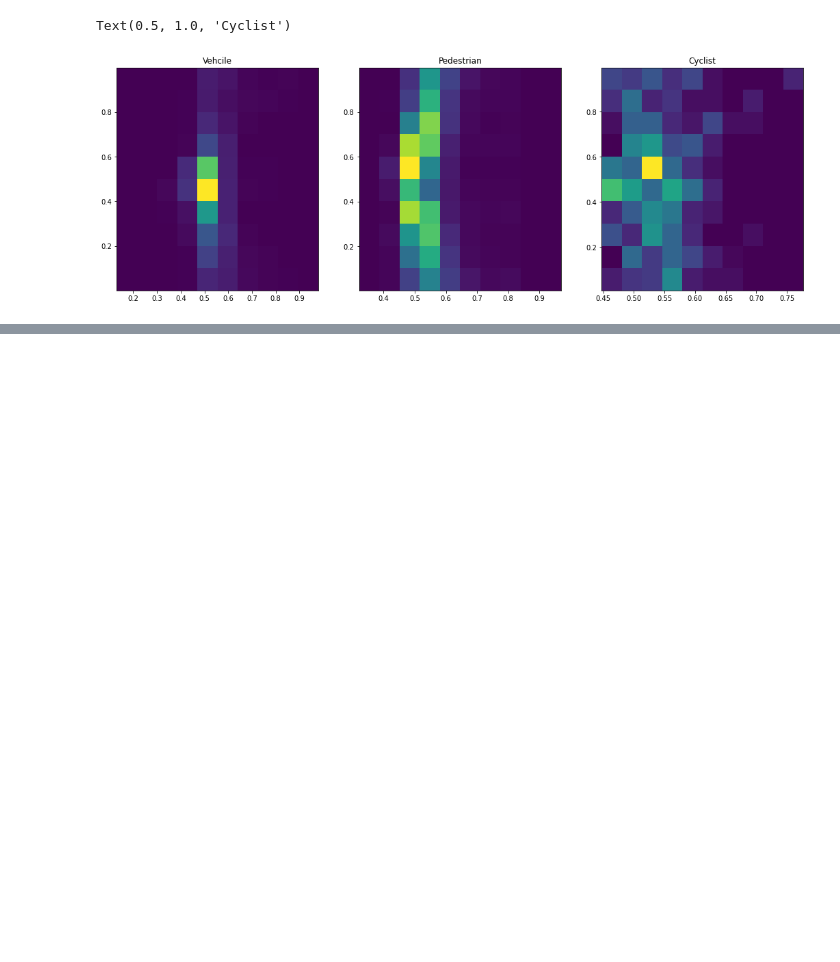
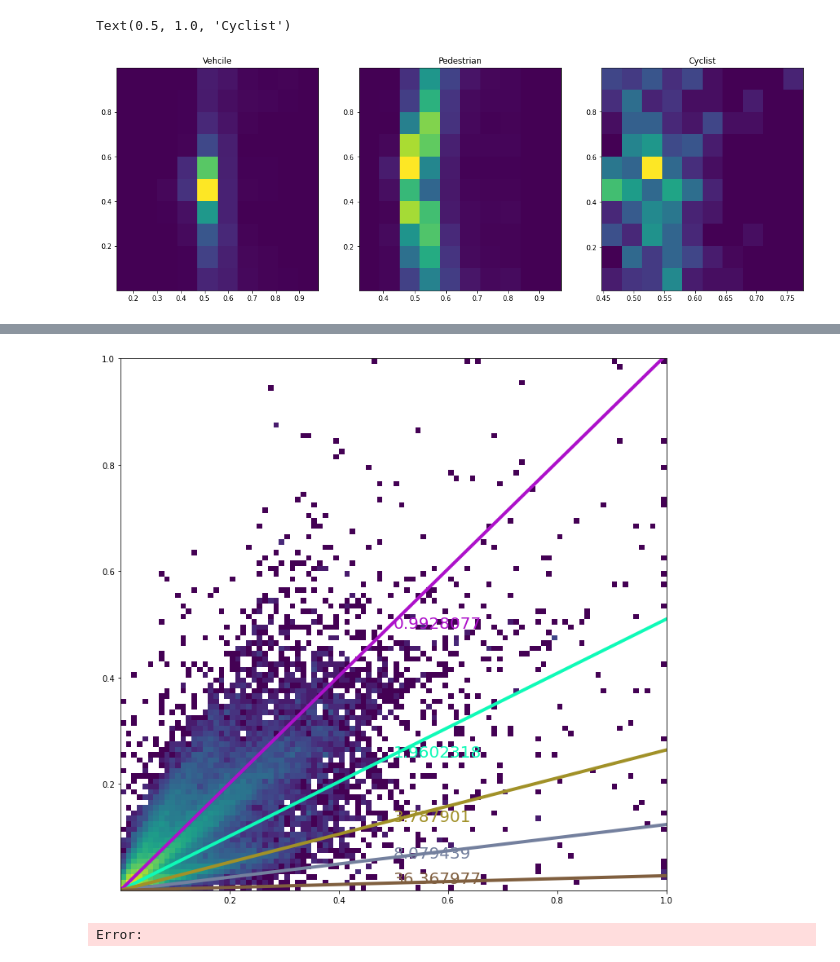
Before and after one commit to nsteve2407/urban-road-osbtacle-detection, a Jupyter notebook: Exploratory Data Analysis.ipynb, the cells around one changed output, grey strips where cells are left out. Drawn from its saved outputs; the diff is of its cells as text; code cells hidden in the pictures; blank space fills up the shorter version.

```diff
--- a/Exploratory Data Analysis.ipynb
+++ b/Exploratory Data Analysis.ipynb
@@ -176,0 +218,22 @@ Text(0.5, 1.0, 'Cyclist')
+# %%
+def kmeans_aspect_ratios(bboxes, kmeans_max_iter, num_aspect_ratios):
+
+  # Using kmeans to find centroids of the width/height clusters
+  kmeans = KMeans(
+      init='random', n_clusters=num_aspect_ratios, random_state=0, max_iter=kmeans_max_iter)
+  kmeans.fit(X=bboxes)
+  ar = kmeans.cluster_centers_
+
+  aspect_ratios = [w/h for w,h in ar]
+
+  return aspect_ratios
+
+def kmeans_1d(ar, kmeans_max_iter, num_aspect_ratios):
+
+  # Using kmeans to find centroids of the width/height clusters
+  kmeans = KMeans(
+      init='random', n_clusters=num_aspect_ratios, random_state=0, max_iter=kmeans_max_iter)
+  kmeans.fit(X=ar.reshape(-1,1))
+  ar = kmeans.cluster_centers_
+
+  return ar
@@ -176,0 +256,15 @@ Text(0.5, 1.0, 'Cyclist')
+# %%
+%matplotlib inline
+import matplotlib as mpl
+plt.figure(figsize=(12,12))
+# plt.scatter(bd[:,0],bd[:,1])
+plt.hist2d(bd[:,0],bd[:,1],bins=100,norm=mpl.colors.LogNorm())
+for a in ar:
+    c = np.random.rand(3)
+    plt.axline((0, 0), (a, 1), linewidth=4,color=c)
+    plt.text(0.5,0.49/a,s=str(a),color=c, fontsize=20)
+plt.show()
+plt.show()
+# %% [output]
+[figure, added]
+Error:
```
Also changed, not shown: parts of 11 cells of this notebook, 5 other files.
